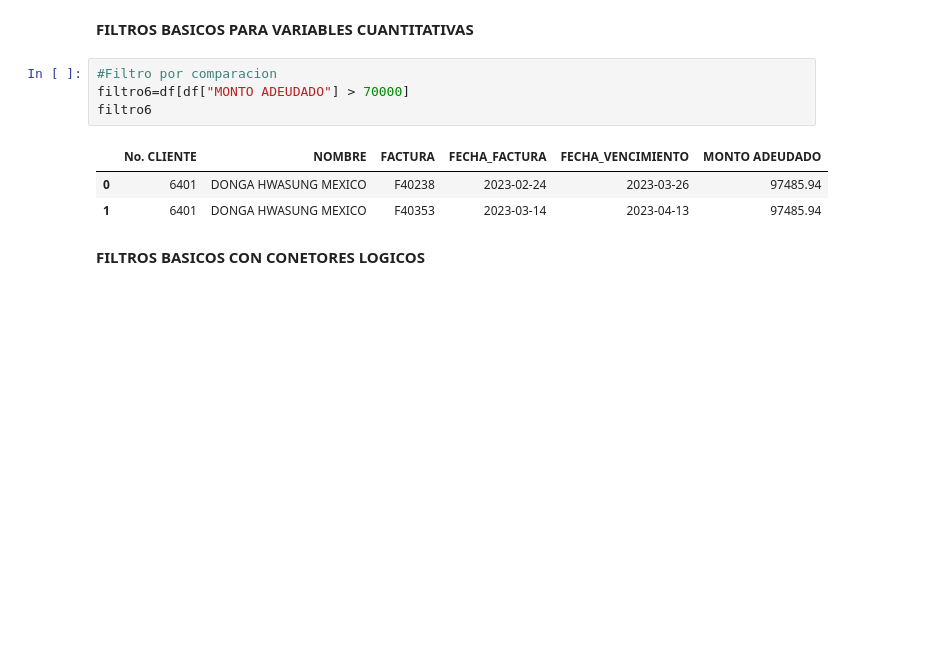
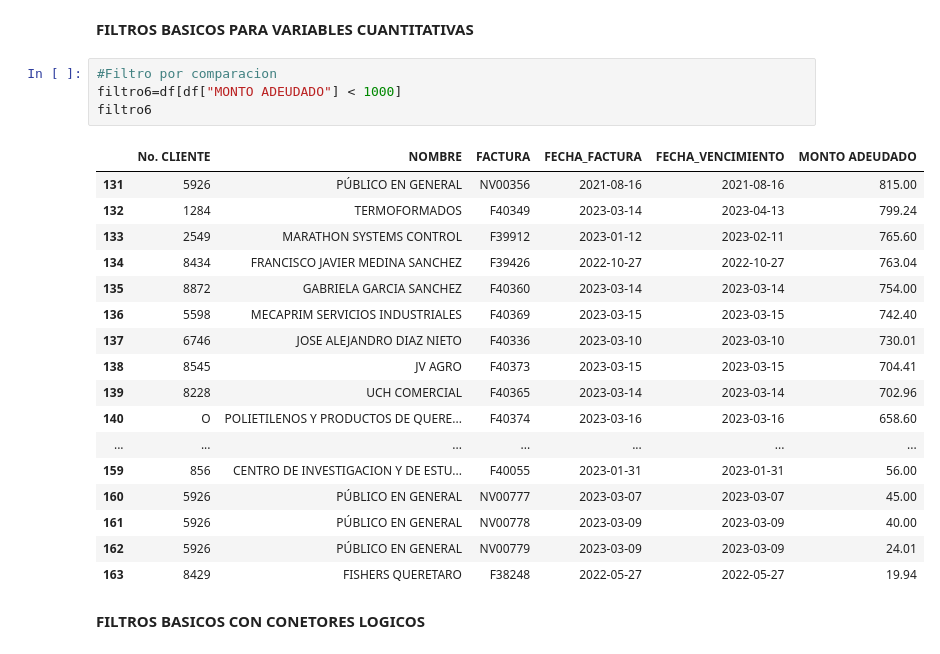
Before and after one commit to freddy-7777/Modelado_de_Procesos_de_Negocio_2025, a Jupyter notebook: 1_Extracción_Datos.ipynb, the cells around one changed output. Saved outputs shown, nothing was run; the diff lists cells and outputs as text; blank space fills up the shorter version.

```diff
--- a/1_Extracción_Datos.ipynb
+++ b/1_Extracción_Datos.ipynb
@@ -212,12 +226,26 @@ filtro5
 **FILTROS BASICOS PARA VARIABLES CUANTITATIVAS**
 # %%
 #Filtro por comparacion
-filtro6=df[df["MONTO ADEUDADO"] > 70000]
+filtro6=df[df["MONTO ADEUDADO"] < 1000]
 filtro6
 # %% [output]
 |  | No. CLIENTE | NOMBRE | FACTURA | FECHA_FACTURA | FECHA_VENCIMIENTO | MONTO ADEUDADO |
-| 0 | 6401 | DONGA HWASUNG MEXICO | F40238 | 2023-02-24 | 2023-03-26 | 97485.94 |
-| 1 | 6401 | DONGA HWASUNG MEXICO | F40353 | 2023-03-14 | 2023-04-13 | 97485.94 |
+| 131 | 5926 | PÚBLICO EN GENERAL | NV00356 | 2021-08-16 | 2021-08-16 | 815.00 |
+| 132 | 1284 | TERMOFORMADOS | F40349 | 2023-03-14 | 2023-04-13 | 799.24 |
+| 133 | 2549 | MARATHON SYSTEMS CONTROL | F39912 | 2023-01-12 | 2023-02-11 | 765.60 |
+| 134 | 8434 | FRANCISCO JAVIER MEDINA SANCHEZ | F39426 | 2022-10-27 | 2022-10-27 | 763.04 |
+| 135 | 8872 | GABRIELA GARCIA SANCHEZ | F40360 | 2023-03-14 | 2023-03-14 | 754.00 |
+| 136 | 5598 | MECAPRIM SERVICIOS INDUSTRIALES | F40369 | 2023-03-15 | 2023-03-15 | 742.40 |
+| 137 | 6746 | JOSE ALEJANDRO DIAZ NIETO | F40336 | 2023-03-10 | 2023-03-10 | 730.01 |
+| 138 | 8545 | JV AGRO | F40373 | 2023-03-15 | 2023-03-15 | 704.41 |
+| 139 | 8228 | UCH COMERCIAL | F40365 | 2023-03-14 | 2023-03-14 | 702.96 |
+| 140 | O | POLIETILENOS Y PRODUCTOS DE QUERE... | F40374 | 2023-03-16 | 2023-03-16 | 658.60 |
+| ... | ... | ... | ... | ... | ... | ... |
+| 159 | 856 | CENTRO DE INVESTIGACION Y DE ESTU... | F40055 | 2023-01-31 | 2023-01-31 | 56.00 |
+| 160 | 5926 | PÚBLICO EN GENERAL | NV00777 | 2023-03-07 | 2023-03-07 | 45.00 |
+| 161 | 5926 | PÚBLICO EN GENERAL | NV00778 | 2023-03-09 | 2023-03-09 | 40.00 |
+| 162 | 5926 | PÚBLICO EN GENERAL | NV00779 | 2023-03-09 | 2023-03-09 | 24.01 |
+| 163 | 8429 | FISHERS QUERETARO | F38248 | 2022-05-27 | 2022-05-27 | 19.94 |
 # %% [markdown]
 **FILTROS BASICOS CON CONETORES LOGICOS**
 # %%
```
Also changed, not shown: parts of 7 cells of this notebook, 1 other file.
